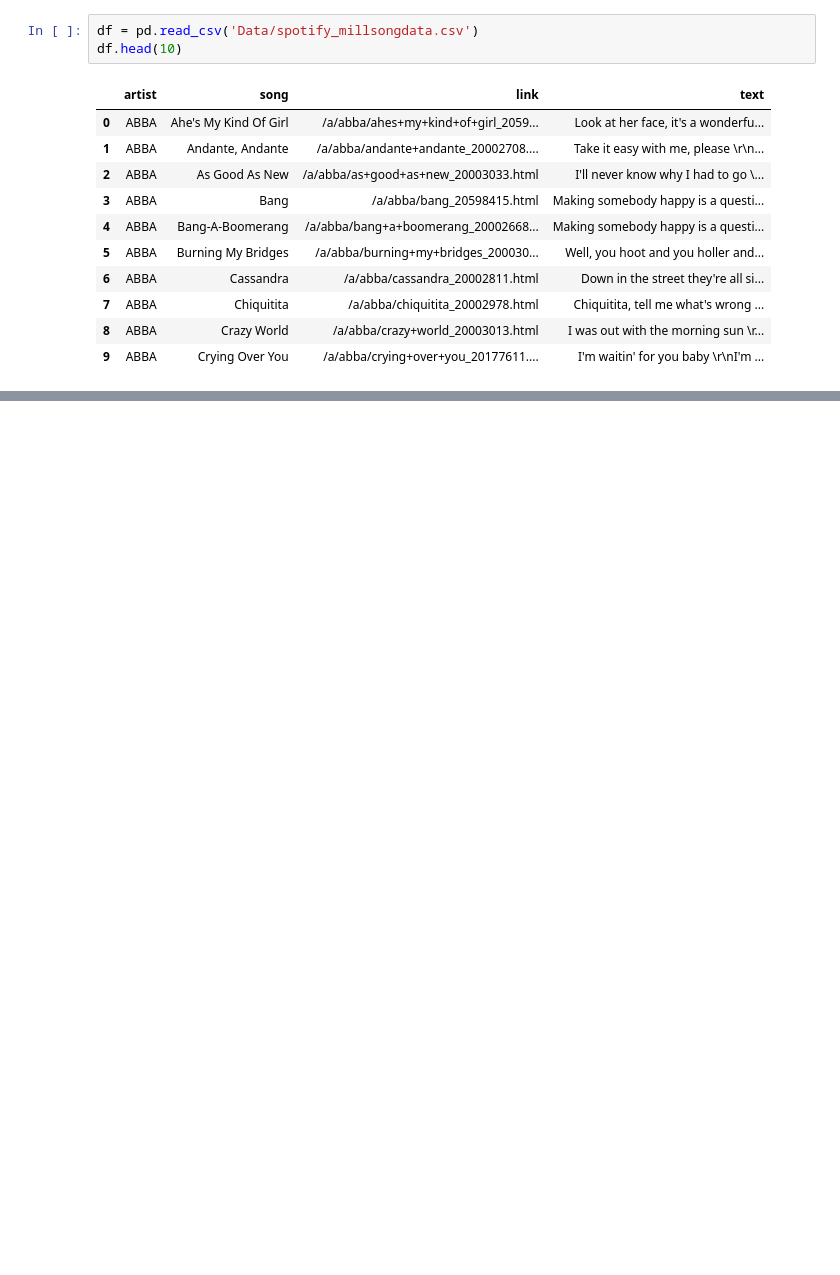
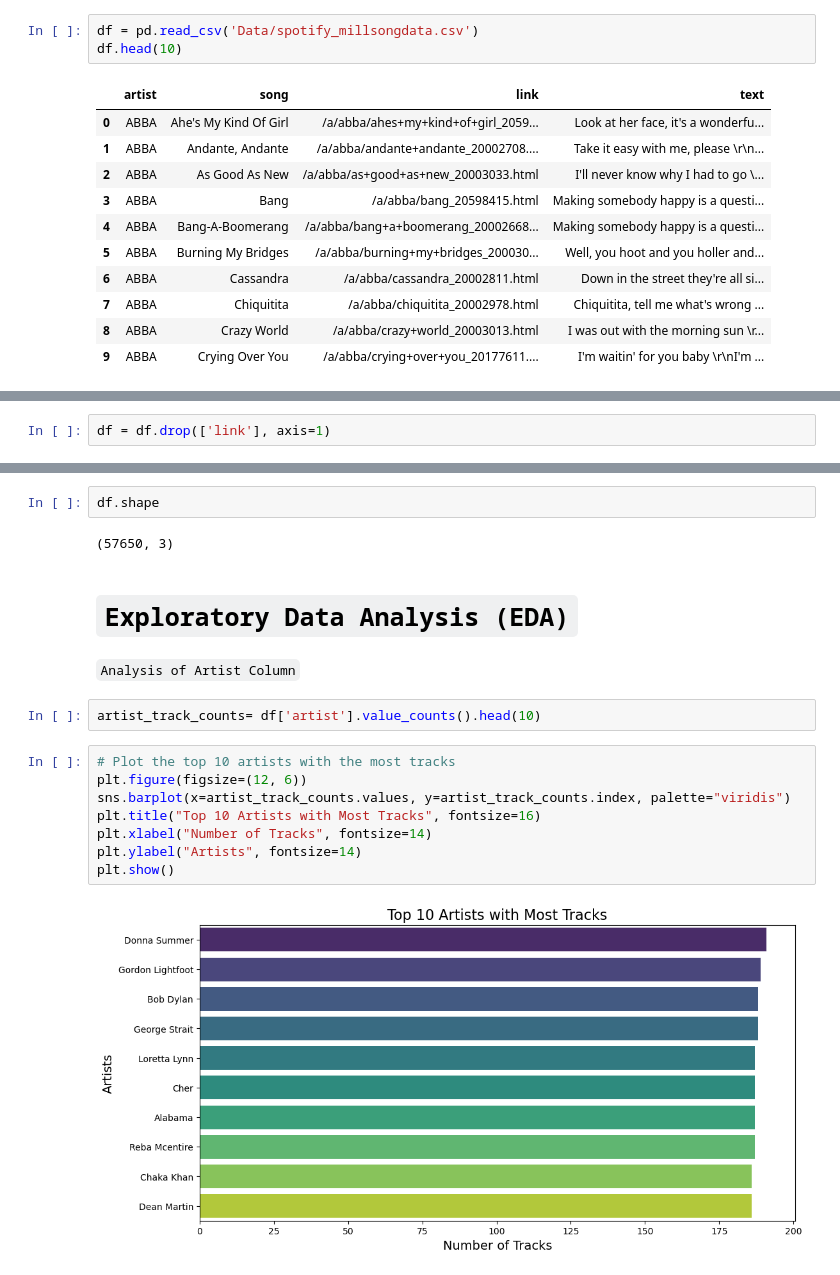
Before and after one commit to prashantpq/Data-Science-Internship, a Jupyter notebook: Week_2/Music_Recommendation_System/main.ipynb, the cells around one changed output, grey strips where cells are left out. Drawn from its saved outputs; the diff is of its cells as text; blank space fills up the shorter version.

```diff
--- a/Week_2/Music_Recommendation_System/main.ipynb
+++ b/Week_2/Music_Recommendation_System/main.ipynb
@@ -36,0 +75,2 @@ df.head(10)
+# %%
+df = df.drop(['link'], axis=1)
@@ -36,0 +93,20 @@ df.head(10)
+# %%
+df.shape
+# %% [output]
+(57650, 3)
+# %% [markdown]
+# `Exploratory Data Analysis (EDA)`
+# %% [markdown]
+`Analysis of Artist Column`
+# %%
+artist_track_counts= df['artist'].value_counts().head(10)
+# %%
+# Plot the top 10 artists with the most tracks
+plt.figure(figsize=(12, 6))
+sns.barplot(x=artist_track_counts.values, y=artist_track_counts.index, palette="viridis")
+plt.title("Top 10 Artists with Most Tracks", fontsize=16)
+plt.xlabel("Number of Tracks", fontsize=14)
+plt.ylabel("Artists", fontsize=14)
+plt.show()
+# %% [output]
+[figure, added]
```
Also changed, not shown: parts of 10 cells of this notebook.
